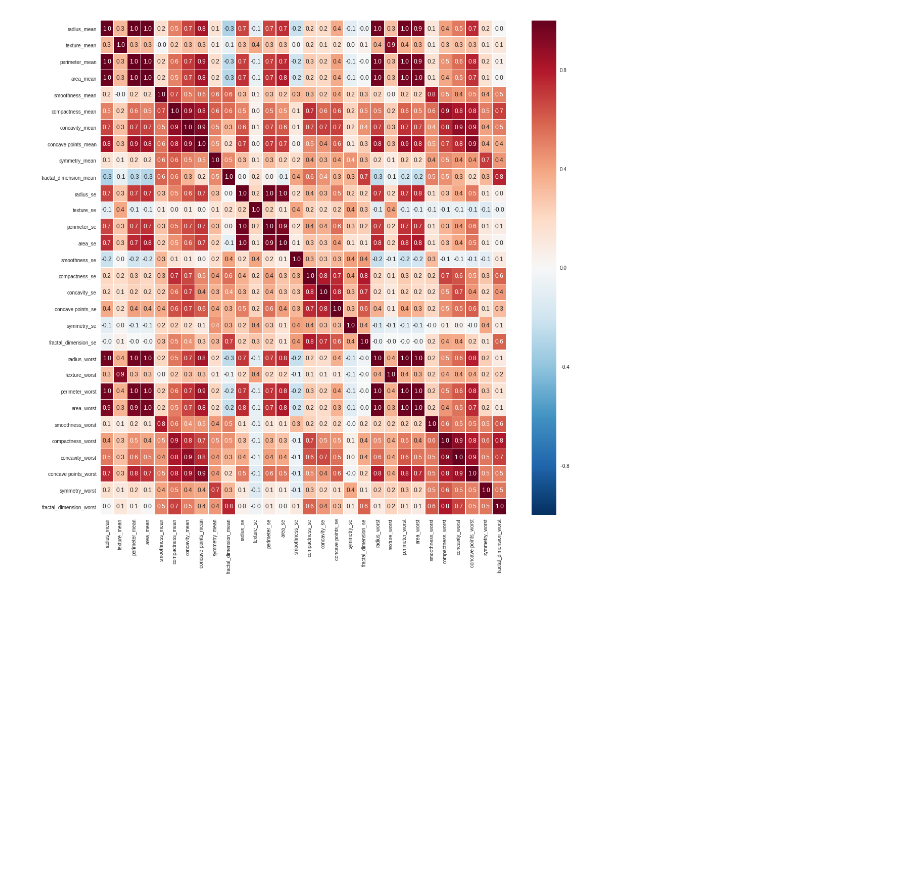
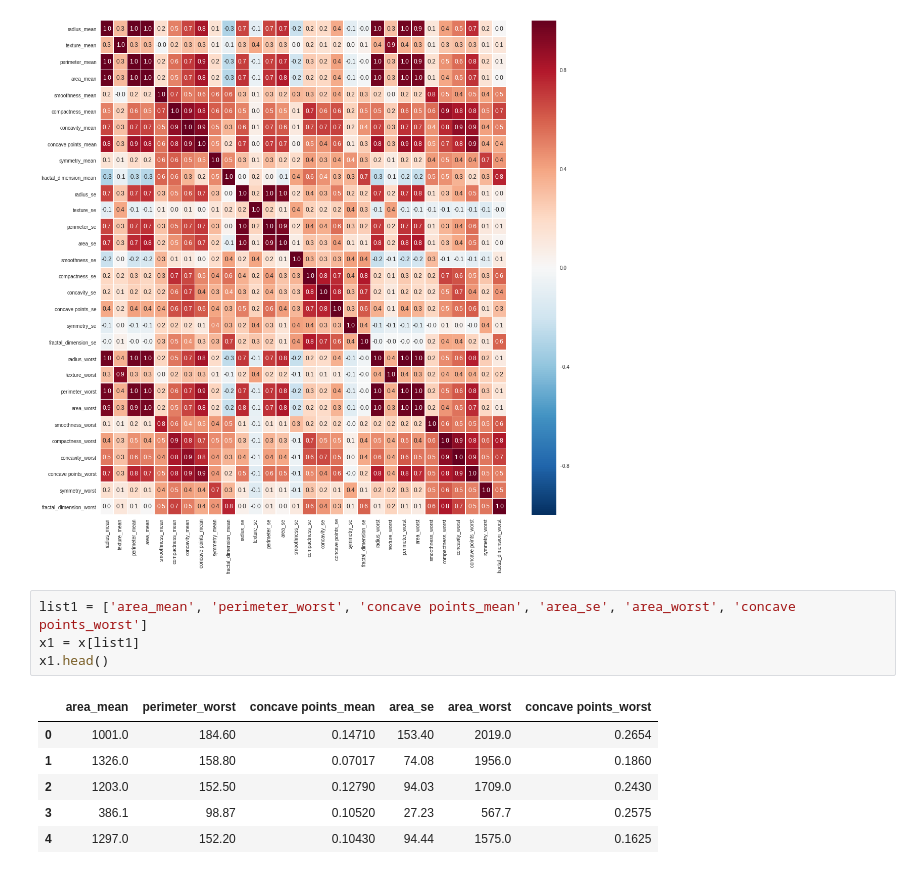
Before and after one commit to kchivorn/datascience, a Jupyter notebook: model.ipynb, the cells around one changed output. Drawn from its saved outputs; the diff is of its cells as text; blank space fills up the shorter version.

```diff
--- a/model.ipynb
+++ b/model.ipynb
@@ -105,3 +105,14 @@ sns.heatmap(x.corr(), annot=True, linewidths=0.5, fmt='.1f', ax=ax)
 # %% [output]
 <matplotlib.axes._subplots.AxesSubplot at 0x...>
 [figure]
+# %%
+list1 = ['area_mean', 'perimeter_worst', 'concave points_mean', 'area_se', 'area_worst', 'concave points_worst']
+x1 = x[list1]
+x1.head()
+# %% [output]
+|  | area_mean | perimeter_worst | concave points_mean | area_se | area_worst | concave points_worst |
+| 0 | 1001.0 | 184.60 | 0.14710 | 153.40 | 2019.0 | 0.2654 |
+| 1 | 1326.0 | 158.80 | 0.07017 | 74.08 | 1956.0 | 0.1860 |
+| 2 | 1203.0 | 152.50 | 0.12790 | 94.03 | 1709.0 | 0.2430 |
+| 3 | 386.1 | 98.87 | 0.10520 | 27.23 | 567.7 | 0.2575 |
+| 4 | 1297.0 | 152.20 | 0.10430 | 94.44 | 1575.0 | 0.1625 |
```
Also changed, not shown: parts of 2 cells of this notebook.
